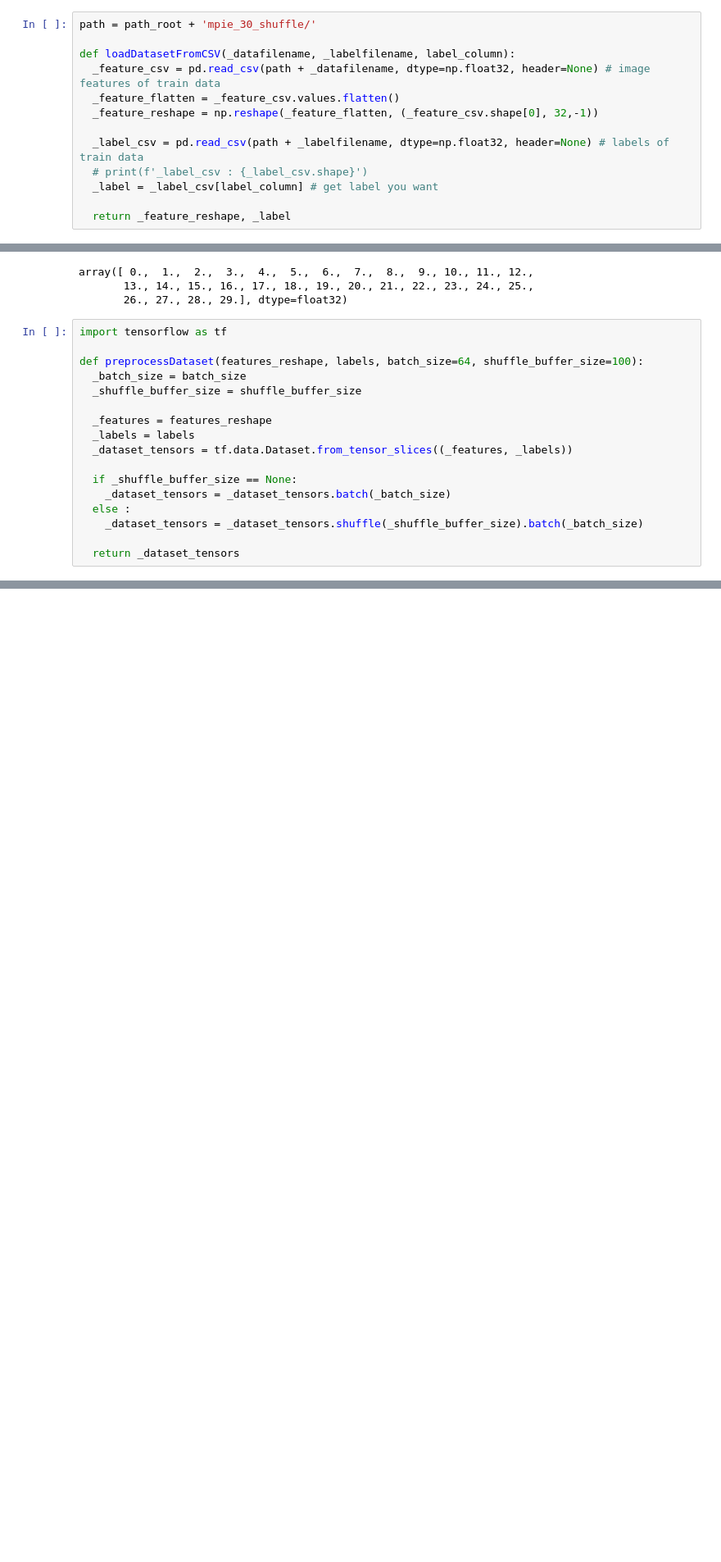
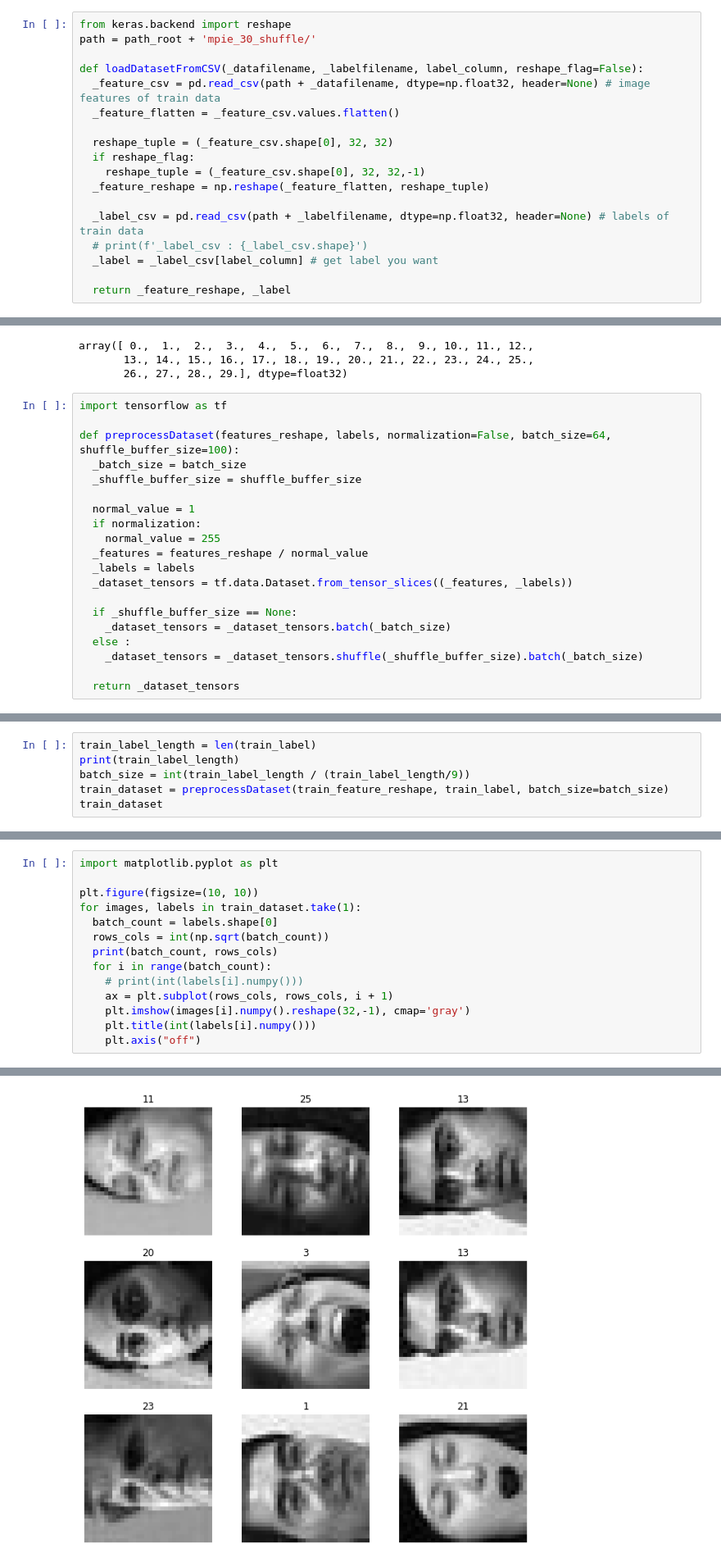
Before and after one commit to yojulab/knou_study_machinglearning, a Jupyter notebook: codes/sanghunoh/reports/Term_2_Finetuning_MPIE.ipynb, the cells around one changed output, grey strips where cells are left out. Shown: that part at 82% size. Saved outputs shown, nothing was run; the diff lists cells and outputs as text; blank space fills up the shorter version.

```diff
--- a/codes/sanghunoh/reports/Term_2_Finetuning_MPIE.ipynb
+++ b/codes/sanghunoh/reports/Term_2_Finetuning_MPIE.ipynb
@@ -24,10 +32,15 @@ digitimages_binary.zip  matlab_iris_shuffle.mat  number_images
 # %%
+from keras.backend import reshape
 path = path_root + 'mpie_30_shuffle/'
 
-def loadDatasetFromCSV(_datafilename, _labelfilename, label_column):
+def loadDatasetFromCSV(_datafilename, _labelfilename, label_column, reshape_flag=False):
   _feature_csv = pd.read_csv(path + _datafilename, dtype=np.float32, header=None) # image features of train data
   _feature_flatten = _feature_csv.values.flatten()
-  _feature_reshape = np.reshape(_feature_flatten, (_feature_csv.shape[0], 32,-1))
+
+  reshape_tuple = (_feature_csv.shape[0], 32, 32)
+  if reshape_flag:
+    reshape_tuple = (_feature_csv.shape[0], 32, 32,-1)
+  _feature_reshape = np.reshape(_feature_flatten, reshape_tuple)
 
   _label_csv = pd.read_csv(path + _labelfilename, dtype=np.float32, header=None) # labels of train data
   # print(f'_label_csv : {_label_csv.shape}')
@@ -55,11 +69,14 @@ array([ 0.,  1.,  2.,  3.,  4.,  5.,  6.,  7.,  8.,  9., 10., 11., 12.,
 # %%
 import tensorflow as tf
 
-def preprocessDataset(features_reshape, labels, batch_size=64, shuffle_buffer_size=100):
+def preprocessDataset(features_reshape, labels, normalization=False, batch_size=64, shuffle_buffer_size=100):
   _batch_size = batch_size
   _shuffle_buffer_size = shuffle_buffer_size
 
-  _features = features_reshape
+  normal_value = 1
+  if normalization:
+    normal_value = 255
+  _features = features_reshape / normal_value
   _labels = labels
   _dataset_tensors = tf.data.Dataset.from_tensor_slices((_features, _labels))
 
@@ -76,0 +89,6 @@ train_dataset
+# %%
+train_label_length = len(train_label)
+print(train_label_length)
+batch_size = int(train_label_length / (train_label_length/9))
+train_dataset = preprocessDataset(train_feature_reshape, train_label, batch_size=batch_size)
+train_dataset
@@ -78,0 +105,15 @@ train_dataset
+# %%
+import matplotlib.pyplot as plt
+
+plt.figure(figsize=(10, 10))
+for images, labels in train_dataset.take(1):
+  batch_count = labels.shape[0]
+  rows_cols = int(np.sqrt(batch_count))
+  print(batch_count, rows_cols)
+  for i in range(batch_count):
+    # print(int(labels[i].numpy()))
+    ax = plt.subplot(rows_cols, rows_cols, i + 1)
+    plt.imshow(images[i].numpy().reshape(32,-1), cmap='gray')
+    plt.title(int(labels[i].numpy()))
+    plt.axis("off")
+# %% [output]
@@ -79,3 +121,4 @@ train_dataset
+[figure, added]
 # %%
 validation_dataset = preprocessDataset(validation_feature_reshape, validation_label, shuffle_buffer_size=None)
 validation_dataset
```
Also changed, not shown: parts of 30 cells of this notebook.
